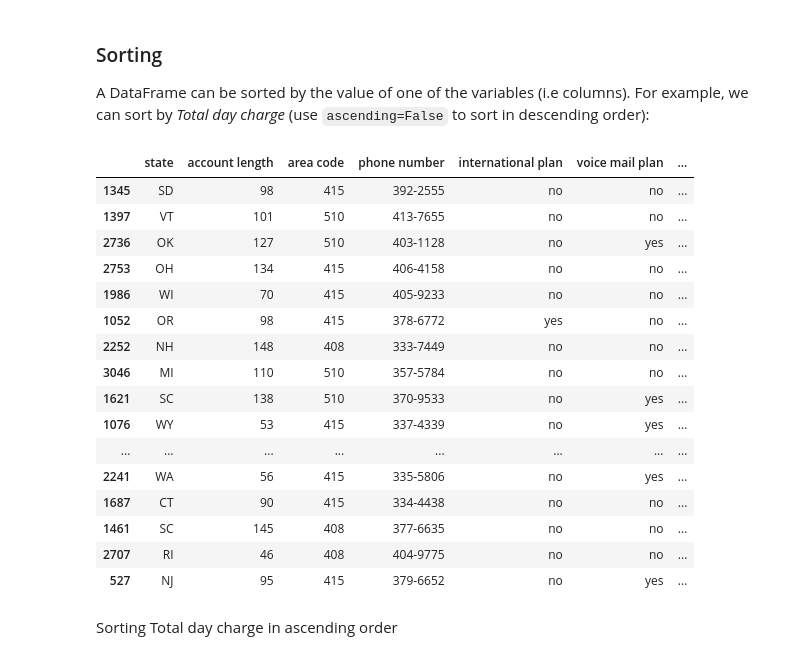
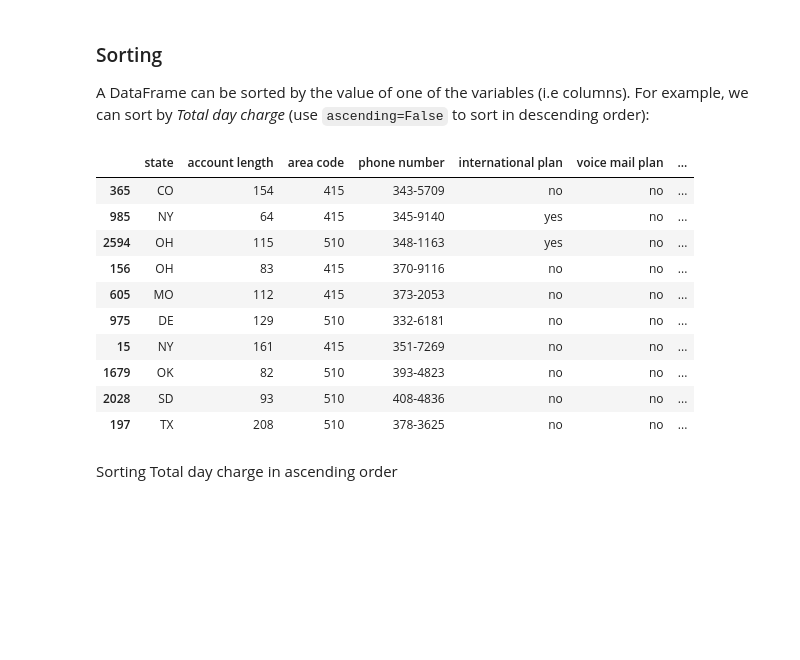
Before and after one commit to ShadySean/5523Project1, a Jupyter notebook: Project1/Project1/Experiment - 1/Exploratory data analysis.ipynb, the cells around one changed output. Cells and saved outputs as stored; diff of their text form; code cells hidden in the pictures; blank space fills up the shorter version.

```diff
--- a/Project1/Project1/Experiment - 1/Exploratory data analysis.ipynb
+++ b/Project1/Project1/Experiment - 1/Exploratory data analysis.ipynb
@@ -117,25 +117,19 @@ Name: churn, dtype: float64
 
 A DataFrame can be sorted by the value of one of the variables (i.e columns). For example, we can sort by *Total day charge* (use `ascending=False` to sort in descending order):
 # %%
-df.sort_values(by='total day charge', ascending=True).head(20)
+df.sort_values(by='total day charge', ascending=False).head(10)
 # %% [output]
 |  | state | account length | area code | phone number | international plan | voice mail plan | ... |
-| 1345 | SD | 98 | 415 | 392-2555 | no | no | ... |
-| 1397 | VT | 101 | 510 | 413-7655 | no | no | ... |
-| 2736 | OK | 127 | 510 | 403-1128 | no | yes | ... |
-| 2753 | OH | 134 | 415 | 406-4158 | no | no | ... |
-| 1986 | WI | 70 | 415 | 405-9233 | no | no | ... |
-| 1052 | OR | 98 | 415 | 378-6772 | yes | no | ... |
-| 2252 | NH | 148 | 408 | 333-7449 | no | no | ... |
-| 3046 | MI | 110 | 510 | 357-5784 | no | no | ... |
-| 1621 | SC | 138 | 510 | 370-9533 | no | yes | ... |
-| 1076 | WY | 53 | 415 | 337-4339 | no | yes | ... |
-| ... | ... | ... | ... | ... | ... | ... | ... |
-| 2241 | WA | 56 | 415 | 335-5806 | no | yes | ... |
-| 1687 | CT | 90 | 415 | 334-4438 | no | no | ... |
-| 1461 | SC | 145 | 408 | 377-6635 | no | no | ... |
-| 2707 | RI | 46 | 408 | 404-9775 | no | no | ... |
-| 527 | NJ | 95 | 415 | 379-6652 | no | yes | ... |
+| 365 | CO | 154 | 415 | 343-5709 | no | no | ... |
+| 985 | NY | 64 | 415 | 345-9140 | yes | no | ... |
+| 2594 | OH | 115 | 510 | 348-1163 | yes | no | ... |
+| 156 | OH | 83 | 415 | 370-9116 | no | no | ... |
+| 605 | MO | 112 | 415 | 373-2053 | no | no | ... |
+| 975 | DE | 129 | 510 | 332-6181 | no | no | ... |
+| 15 | NY | 161 | 415 | 351-7269 | no | no | ... |
+| 1679 | OK | 82 | 510 | 393-4823 | no | no | ... |
+| 2028 | SD | 93 | 510 | 408-4836 | no | no | ... |
+| 197 | TX | 208 | 510 | 378-3625 | no | no | ... |
 # %% [markdown]
 Sorting Total day charge in ascending order
 # %%
```
Also changed, not shown: parts of 11 cells of this notebook.
